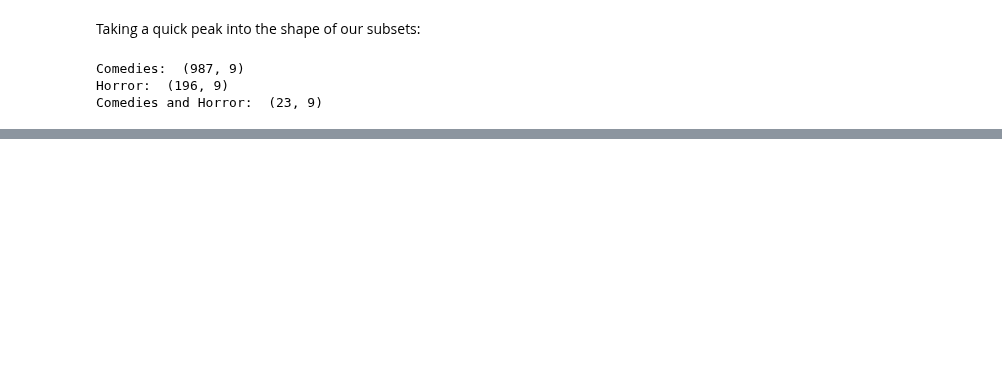
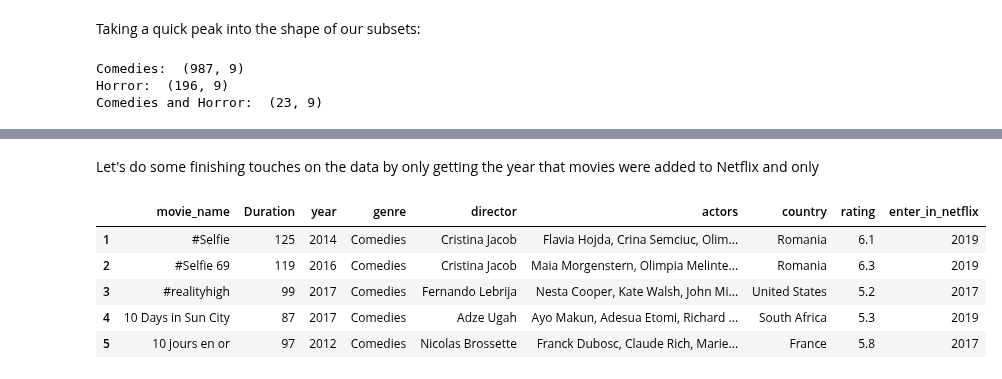
Before and after one commit to Kristian-Abad/Netflix-Movies-Project, a Jupyter notebook: Netflix_Movies.ipynb, the cells around one changed output, grey strips where cells are left out. Saved outputs shown, nothing was run; the diff lists cells and outputs as text; code cells hidden in the pictures; blank space fills up the shorter version.

```diff
--- a/Netflix_Movies.ipynb
+++ b/Netflix_Movies.ipynb
@@ -184,0 +196,12 @@ Comedies and Horror:  (23, 9)
+# %% [markdown]
+Let's do some finishing touches on the data by only getting the year that movies were added to Netflix and only
+# %%
+data_complete_ch.loc[:,'enter_in_netflix'] = pd.DatetimeIndex(data_complete_ch.enter_in_netflix).year
+data_complete_ch.head()
+# %% [output]
+|  | movie_name | Duration | year | genre | director | actors | country | rating | enter_in_netflix |
+| 1 | #Selfie | 125 | 2014 | Comedies | Cristina Jacob | Flavia Hojda, Crina Semciuc, Olim... | Romania | 6.1 | 2019 |
+| 2 | #Selfie 69 | 119 | 2016 | Comedies | Cristina Jacob | Maia Morgenstern, Olimpia Melinte... | Romania | 6.3 | 2019 |
+| 3 | #realityhigh | 99 | 2017 | Comedies | Fernando Lebrija | Nesta Cooper, Kate Walsh, John Mi... | United States | 5.2 | 2017 |
+| 4 | 10 Days in Sun City | 87 | 2017 | Comedies | Adze Ugah | Ayo Makun, Adesua Etomi, Richard ... | South Africa | 5.3 | 2019 |
+| 5 | 10 jours en or | 97 | 2012 | Comedies | Nicolas Brossette | Franck Dubosc, Claude Rich, Marie... | France | 5.8 | 2017 |
```
Also changed, not shown: parts of 7 cells of this notebook.
